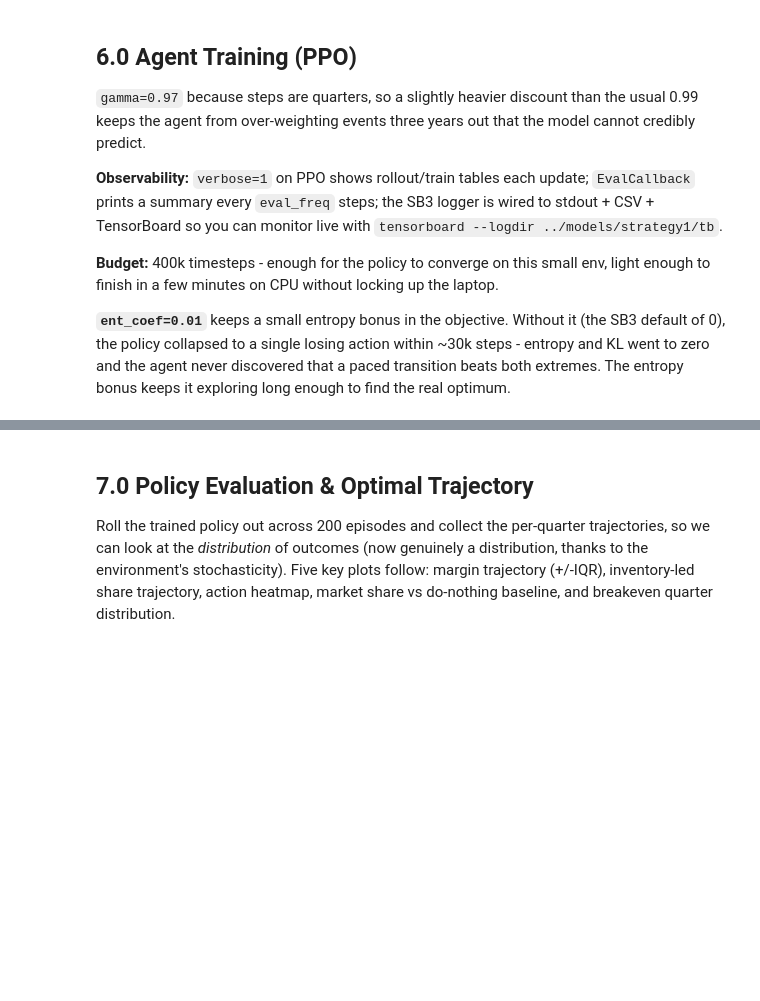
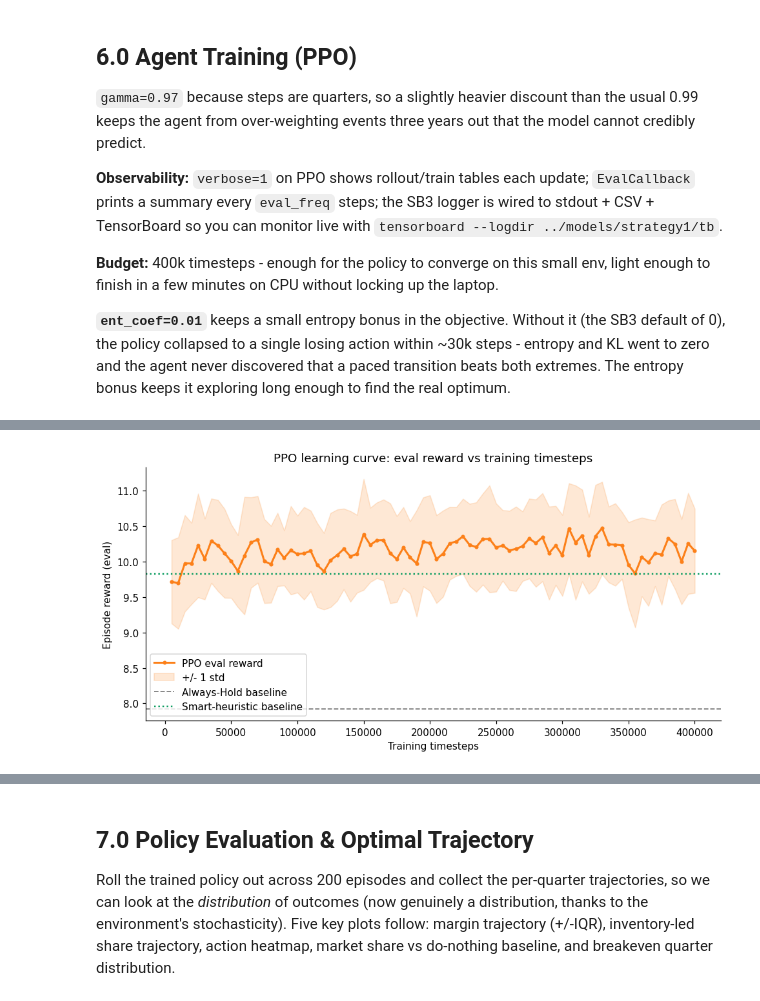
Before and after one commit to addy9051/swiggy-instamart-casestudy, a Jupyter notebook: notebooks/06a_strategy1_rl_inventory_transition.ipynb, the cells around one changed output, grey strips where cells are left out. Drawn from its saved outputs; the diff is of its cells as text; code cells hidden in the pictures; blank space fills up the shorter version.

```diff
--- a/notebooks/06a_strategy1_rl_inventory_transition.ipynb
+++ b/notebooks/06a_strategy1_rl_inventory_transition.ipynb
@@ -612,0 +640,24 @@ New best mean reward!
+# %%
+
+# Learning curve straight from the EvalCallback log - proof the agent learned (and didn't collapse).
+evals = np.load(MODELS / "evaluations.npz")
+eval_timesteps = evals["timesteps"]
+eval_mean = evals["results"].mean(axis=1)
+eval_std  = evals["results"].std(axis=1)
+
+fig, ax = plt.subplots(figsize=(9, 4.5))
+ax.plot(eval_timesteps, eval_mean, color=SWIGGY, linewidth=2, marker="o", markersize=3, label="PPO eval reward")
+ax.fill_between(eval_timesteps, eval_mean - eval_std, eval_mean + eval_std,
+                color=SWIGGY, alpha=0.18, label="+/- 1 std")
+ax.axhline(always_hold["total_reward"].median(), color="grey", linestyle="--", linewidth=1.2,
+           label="Always-Hold baseline")
+ax.axhline(smart_heuristic["total_reward"].median(), color=BLINKIT, linestyle=":", linewidth=1.6,
+           label="Smart-heuristic baseline")
+ax.set_title("PPO learning curve: eval reward vs training timesteps")
+ax.set_xlabel("Training timesteps"); ax.set_ylabel("Episode reward (eval)")
+ax.legend()
+plt.tight_layout()
+plt.savefig(PROCESSED / "b6a_chart_learning_curve.png", bbox_inches="tight")
+plt.show()
+# %% [output]
+[figure, added]
```
Also changed, not shown: parts of 32 cells of this notebook, 29 other files.
